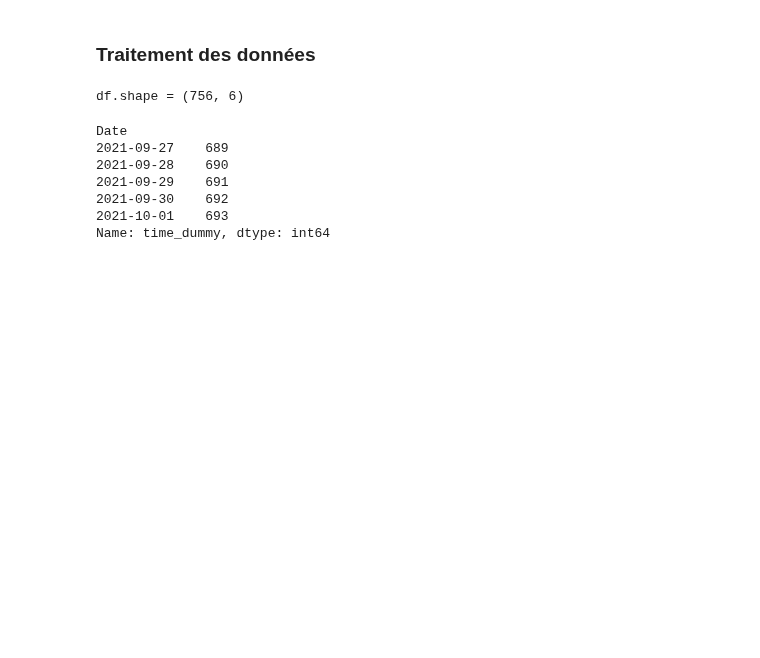
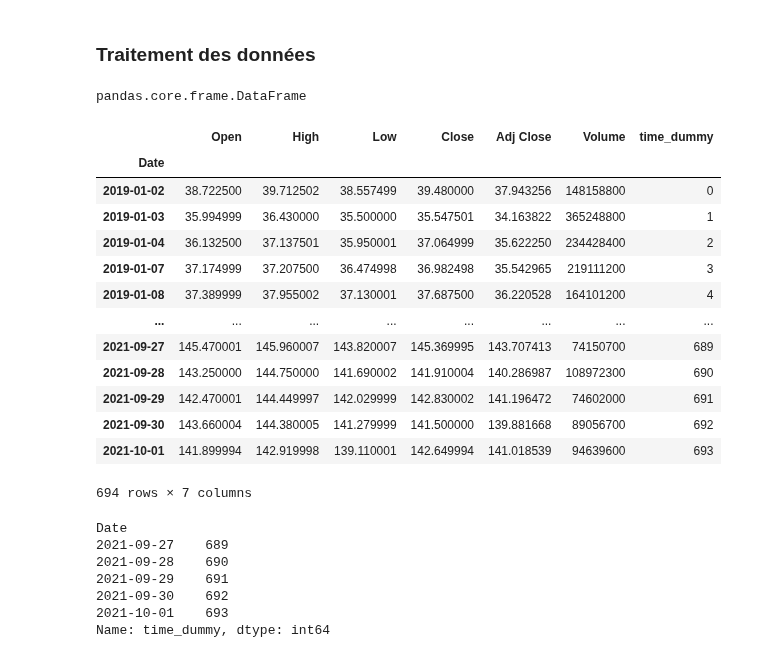
Before and after one commit to Ab2nour/stock-analysis, a Jupyter notebook: notebooks/prediction.ipynb, the cells around one changed output. Cells and saved outputs as stored; diff of their text form; code cells hidden in the pictures; blank space fills up the shorter version.

```diff
--- a/notebooks/prediction.ipynb
+++ b/notebooks/prediction.ipynb
@@ -136,6 +129,8 @@ original_data = pd.read_csv(
+# %%
+original_data = load_stock_data(stock_name)
 # %%
 # Get only close price
-original_data = original_data["Close"]
+original_price = original_data["Close"]
 # %%
 # Train test split
 original_data_train, original_data_test = (
@@ -220,19 +208,33 @@ rmse = 13.848887929054118
 ## XGBoost
 # %% [markdown]
 ### Traitement des données
-# %%
-# relecture des données (sans detrend)
-data_folder = "data/raw"
-stock_name = "AAPL"
-df = pd.read_csv(
-    f"{data_folder}/{stock_name}.csv", parse_dates=["Date"], index_col="Date"
-)
-print(f"{df.shape = }")
-# %% [output]
-df.shape = (756, 6)
+# %%
+type(original_data)
+# %% [output]
+pandas.core.frame.DataFrame
 # %%
-train_start_date = "2019"
-train_end_date = "2021-10-01"
-df_train = df.loc[train_start_date:train_end_date].copy()
-df_test = df.loc[train_end_date:].copy()
+train_start = pd.Timestamp("2019-01-01")
+train_end   = pd.Timestamp("2021-10-01")
+
+df_train = original_data.loc[train_start:train_end].copy()
+df_test  = original_data.loc[train_end:].copy()
+# %%
+type(df_train)
+df_train["time_dummy"] = np.arange(len(df_train))
+df_train
+# %% [output]
+|  | Open | High | Low | Close | Adj Close | Volume | time_dummy |
+| Date |  |  |  |  |  |  |  |
+| 2019-01-02 | 38.722500 | 39.712502 | 38.557499 | 39.480000 | 37.943256 | 148158800 | 0 |
+| 2019-01-03 | 35.994999 | 36.430000 | 35.500000 | 35.547501 | 34.163822 | 365248800 | 1 |
+| 2019-01-04 | 36.132500 | 37.137501 | 35.950001 | 37.064999 | 35.622250 | 234428400 | 2 |
+| 2019-01-07 | 37.174999 | 37.207500 | 36.474998 | 36.982498 | 35.542965 | 219111200 | 3 |
+| 2019-01-08 | 37.389999 | 37.955002 | 37.130001 | 37.687500 | 36.220528 | 164101200 | 4 |
+| ... | ... | ... | ... | ... | ... | ... | ... |
+| 2021-09-27 | 145.470001 | 145.960007 | 143.820007 | 145.369995 | 143.707413 | 74150700 | 689 |
+| 2021-09-28 | 143.250000 | 144.750000 | 141.690002 | 141.910004 | 140.286987 | 108972300 | 690 |
+| 2021-09-29 | 142.470001 | 144.449997 | 142.029999 | 142.830002 | 141.196472 | 74602000 | 691 |
+| 2021-09-30 | 143.660004 | 144.380005 | 141.279999 | 141.500000 | 139.881668 | 89056700 | 692 |
+| 2021-10-01 | 141.899994 | 142.919998 | 139.110001 | 142.649994 | 141.018539 | 94639600 | 693 |
+694 rows × 7 columns
 # %%
```
Also changed, not shown: parts of 26 cells of this notebook, 1 other file.
